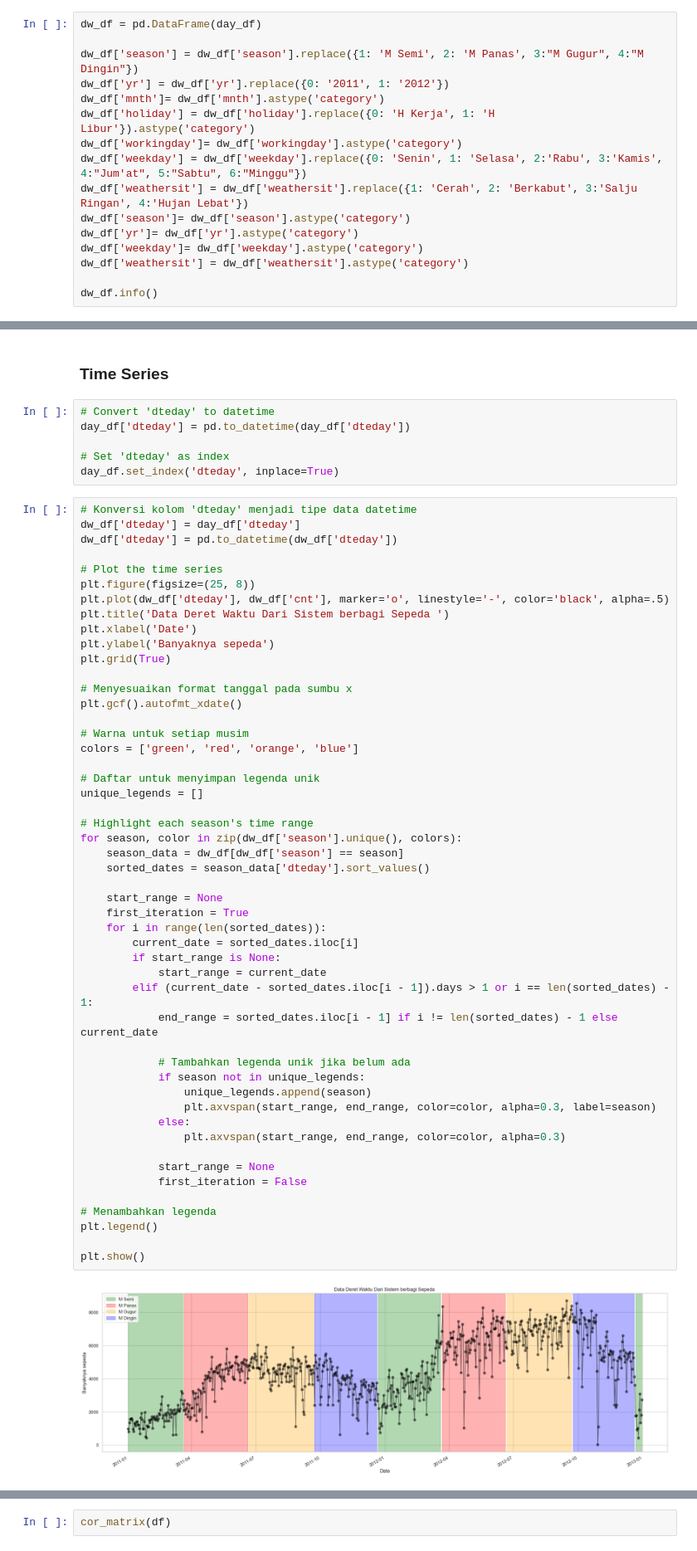
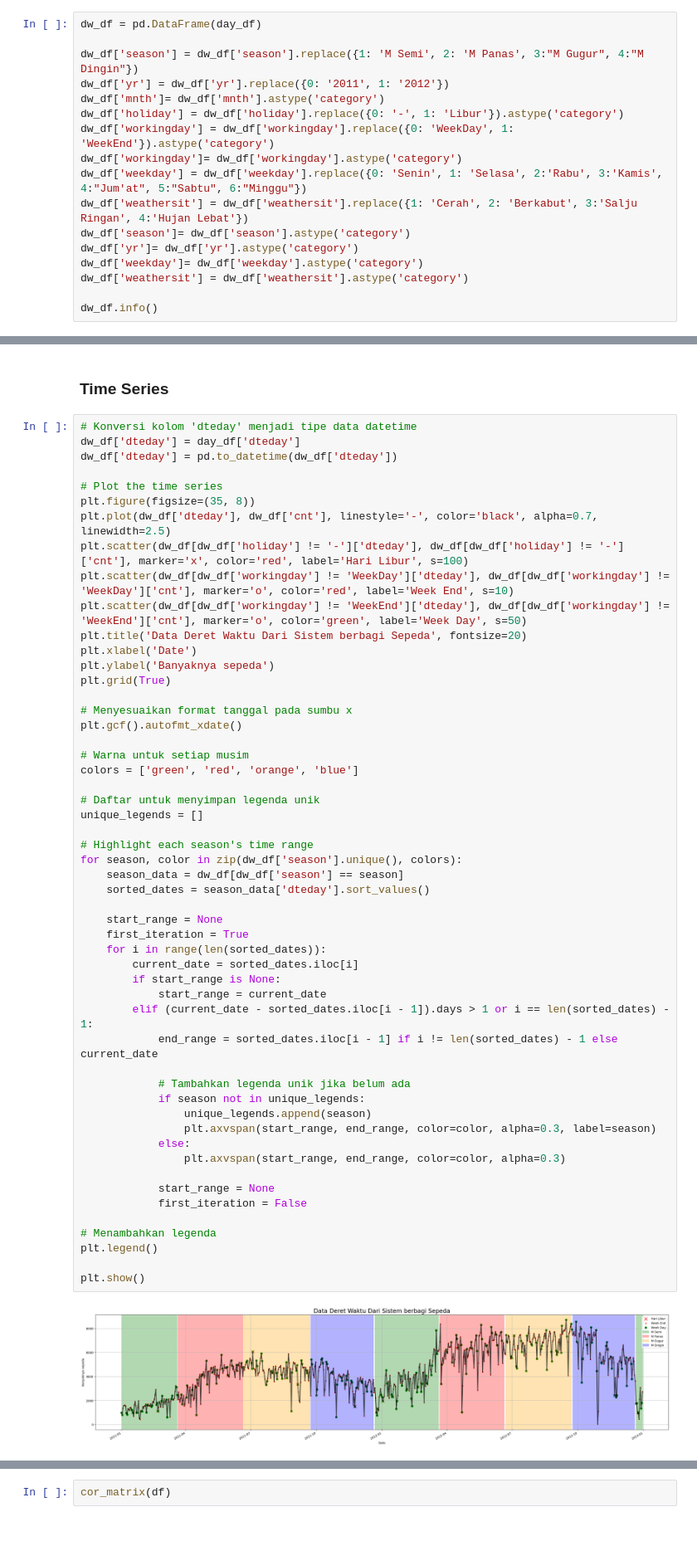
Before and after one commit to Zen-Rofiqy/Bangkit-2024, a Jupyter notebook: 04 Analisis Data dng Py/@Proyek-akhir/MyDashBoard.ipynb, the cells around one changed output, grey strips where cells are left out. Shown at 83% size. Saved outputs shown, nothing was run; the diff lists cells and outputs as text.

```diff
--- a/04 Analisis Data dng Py/@Proyek-akhir/MyDashBoard.ipynb
+++ b/04 Analisis Data dng Py/@Proyek-akhir/MyDashBoard.ipynb
@@ -230,7 +232,8 @@ dw_df = pd.DataFrame(day_df)
 dw_df['season'] = dw_df['season'].replace({1: 'M Semi', 2: 'M Panas', 3:"M Gugur", 4:"M Dingin"})
 dw_df['yr'] = dw_df['yr'].replace({0: '2011', 1: '2012'})
 dw_df['mnth']= dw_df['mnth'].astype('category')
-dw_df['holiday'] = dw_df['holiday'].replace({0: 'H Kerja', 1: 'H Libur'}).astype('category')
+dw_df['holiday'] = dw_df['holiday'].replace({0: '-', 1: 'Libur'}).astype('category')
+dw_df['workingday'] = dw_df['workingday'].replace({0: 'WeekDay', 1: 'WeekEnd'}).astype('category')
 dw_df['workingday']= dw_df['workingday'].astype('category')
 dw_df['weekday'] = dw_df['weekday'].replace({0: 'Senin', 1: 'Selasa', 2:'Rabu', 3:'Kamis', 4:"Jum'at", 5:"Sabtu", 6:"Minggu"})
 dw_df['weathersit'] = dw_df['weathersit'].replace({1: 'Cerah', 2: 'Berkabut', 3:'Salju Ringan', 4:'Hujan Lebat'})
@@ -789,20 +816,17 @@ display(Image(c_temp.getvalue()))
 # %% [markdown]
 ### Time Series
-# %%
-# Convert 'dteday' to datetime
-day_df['dteday'] = pd.to_datetime(day_df['dteday'])
-
-# Set 'dteday' as index
-day_df.set_index('dteday', inplace=True)
 # %%
 # Konversi kolom 'dteday' menjadi tipe data datetime
 dw_df['dteday'] = day_df['dteday']
 dw_df['dteday'] = pd.to_datetime(dw_df['dteday'])
 
 # Plot the time series
-plt.figure(figsize=(25, 8))
-plt.plot(dw_df['dteday'], dw_df['cnt'], marker='o', linestyle='-', color='black', alpha=.5)
-plt.title('Data Deret Waktu Dari Sistem berbagi Sepeda ')
+plt.figure(figsize=(35, 8))
+plt.plot(dw_df['dteday'], dw_df['cnt'], linestyle='-', color='black', alpha=0.7, linewidth=2.5)
+plt.scatter(dw_df[dw_df['holiday'] != '-']['dteday'], dw_df[dw_df['holiday'] != '-']['cnt'], marker='x', color='red', label='Hari Libur', s=100)
+plt.scatter(dw_df[dw_df['workingday'] != 'WeekDay']['dteday'], dw_df[dw_df['workingday'] != 'WeekDay']['cnt'], marker='o', color='red', label='Week End', s=10)
+plt.scatter(dw_df[dw_df['workingday'] != 'WeekEnd']['dteday'], dw_df[dw_df['workingday'] != 'WeekEnd']['cnt'], marker='o', color='green', label='Week Day', s=50)
+plt.title('Data Deret Waktu Dari Sistem berbagi Sepeda', fontsize=20)
 plt.xlabel('Date')
 plt.ylabel('Banyaknya sepeda')
 plt.grid(True)
@@ -818,32 +842,32 @@ unique_legends = []
 
 # Highlight each season's time range
 for season, color in zip(dw_df['season'].unique(), colors):
     season_data = dw_df[dw_df['season'] == season]
     sorted_dates = season_data['dteday'].sort_values()
 
     start_range = None
     first_iteration = True
     for i in range(len(sorted_dates)):
         current_date = sorted_dates.iloc[i]
         if start_range is None:
             start_range = current_date
         elif (current_date - sorted_dates.iloc[i - 1]).days > 1 or i == len(sorted_dates) - 1:
             end_range = sorted_dates.iloc[i - 1] if i != len(sorted_dates) - 1 else current_date
 
             # Tambahkan legenda unik jika belum ada
             if season not in unique_legends:
                 unique_legends.append(season)
                 plt.axvspan(start_range, end_range, color=color, alpha=0.3, label=season)
             else:
                 plt.axvspan(start_range, end_range, color=color, alpha=0.3)
 
             start_range = None
             first_iteration = False
 
 # Menambahkan legenda
 plt.legend()
 
 plt.show()
 # %% [output]
-[figure, old version]
+[figure, new version]
 # %%
```
Also changed, not shown: parts of 21 cells of this notebook, 24 other files.
